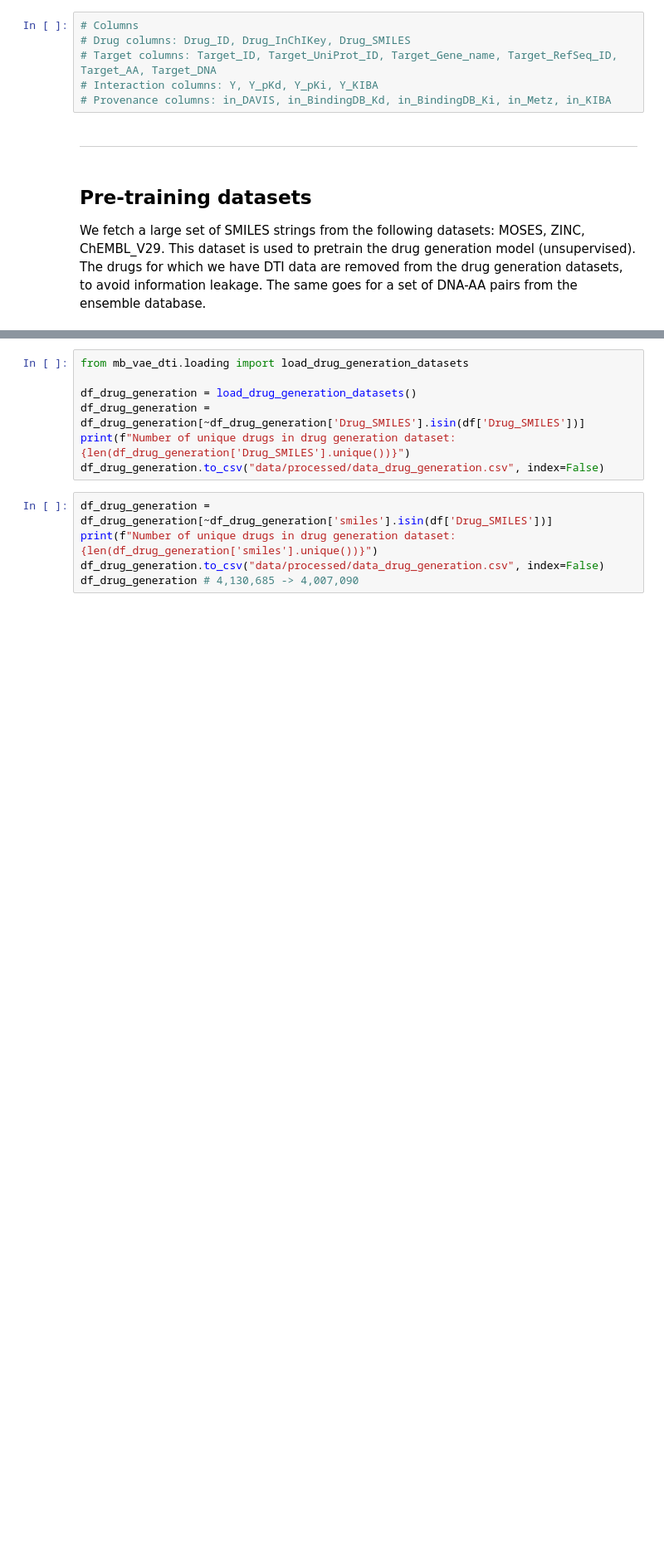
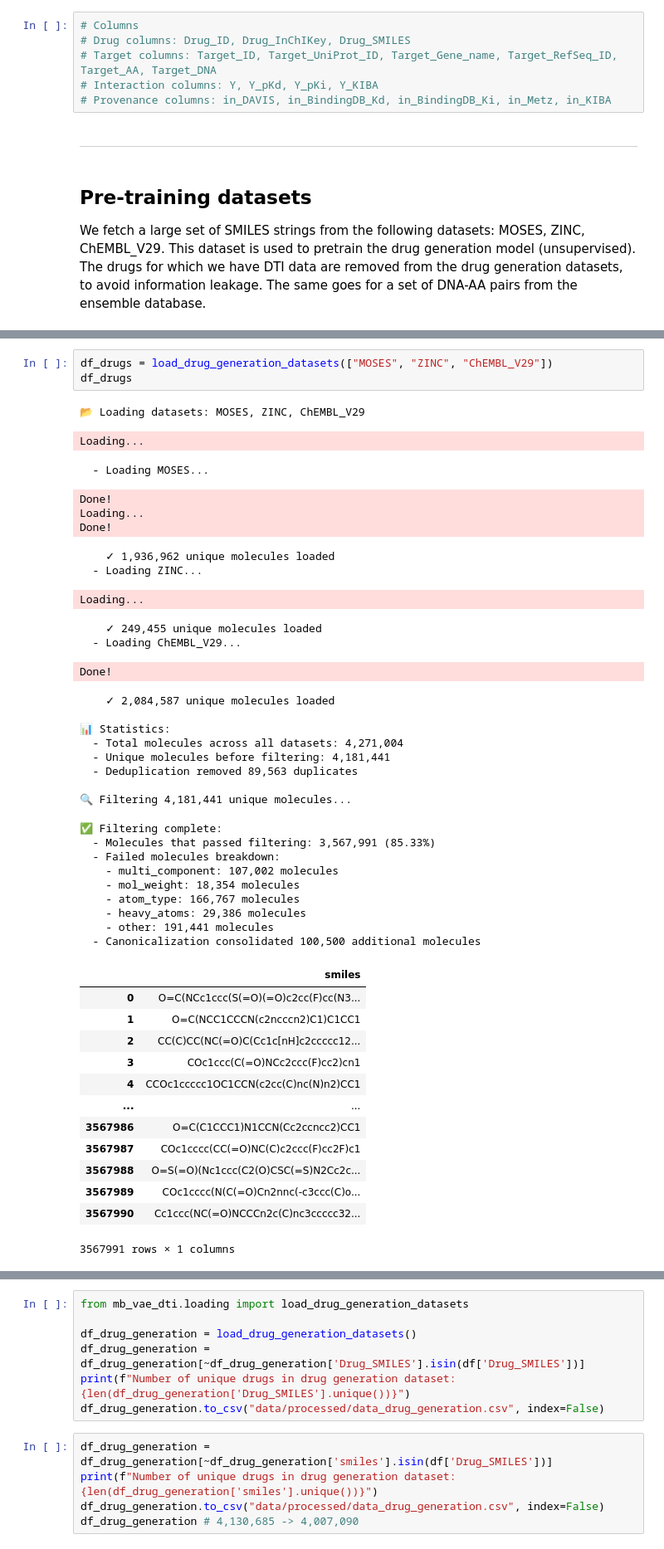
Before and after one commit to robsyc/MB-VAE-DTI, a Jupyter notebook: notebooks/loading.ipynb, the cells around one changed output, grey strips where cells are left out. Shown at 83% size. Cells and saved outputs as stored; diff of their text form; blank space fills up the shorter version.

Commit message:
added drug generation dataset, checking out pairwise distance methods as well

```diff
--- a/notebooks/loading.ipynb
+++ b/notebooks/loading.ipynb
@@ -329,0 +392,46 @@ df
+# %%
+df_drugs = load_drug_generation_datasets(["MOSES", "ZINC", "ChEMBL_V29"])
+df_drugs
+# %% [output]
+📂 Loading datasets: MOSES, ZINC, ChEMBL_V29
+Loading...
+  - Loading MOSES...
+Done!
+Loading...
+Done!
+    ✓ 1,936,962 unique molecules loaded
+  - Loading ZINC...
+Loading...
+    ✓ 249,455 unique molecules loaded
+  - Loading ChEMBL_V29...
+Done!
+    ✓ 2,084,587 unique molecules loaded
+
+📊 Statistics:
+  - Total molecules across all datasets: 4,271,004
+  - Unique molecules before filtering: 4,181,441
+  - Deduplication removed 89,563 duplicates
+
+🔍 Filtering 4,181,441 unique molecules...
+✅ Filtering complete:
+  - Molecules that passed filtering: 3,567,991 (85.33%)
+  - Failed molecules breakdown:
+    - multi_component: 107,002 molecules
+    - mol_weight: 18,354 molecules
+    - atom_type: 166,767 molecules
+    - heavy_atoms: 29,386 molecules
+    - other: 191,441 molecules
+  - Canonicalization consolidated 100,500 additional molecules
+|  | smiles |
+| 0 | O=C(NCc1ccc(S(=O)(=O)c2cc(F)cc(N3... |
+| 1 | O=C(NCC1CCCN(c2ncccn2)C1)C1CC1 |
+| 2 | CC(C)CC(NC(=O)C(Cc1c[nH]c2ccccc12... |
+| 3 | COc1ccc(C(=O)NCc2ccc(F)cc2)cn1 |
+| 4 | CCOc1ccccc1OC1CCN(c2cc(C)nc(N)n2)CC1 |
+| ... | ... |
+| 3567986 | O=C(C1CCC1)N1CCN(Cc2ccncc2)CC1 |
+| 3567987 | COc1cccc(CC(=O)NC(C)c2ccc(F)cc2F)c1 |
+| 3567988 | O=S(=O)(Nc1ccc(C2(O)CSC(=S)N2Cc2c... |
+| 3567989 | COc1cccc(N(C(=O)Cn2nnc(-c3ccc(C)o... |
+| 3567990 | Cc1ccc(NC(=O)NCCCn2c(C)nc3ccccc32... |
+3567991 rows × 1 columns
```
Also changed, not shown: parts of 11 cells of this notebook, 7 other files.
